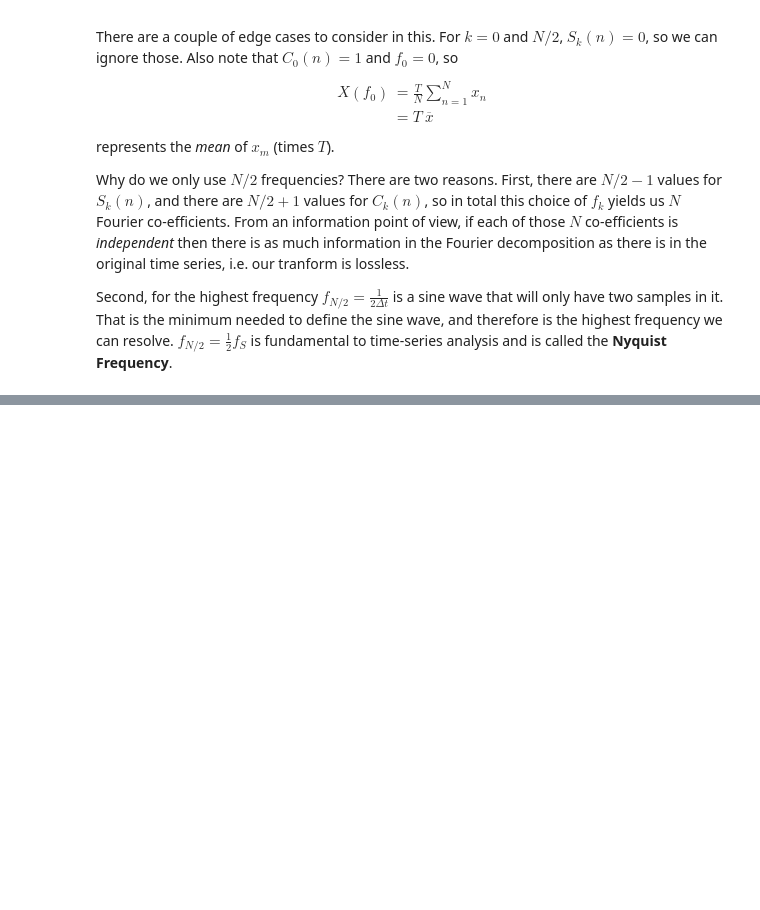
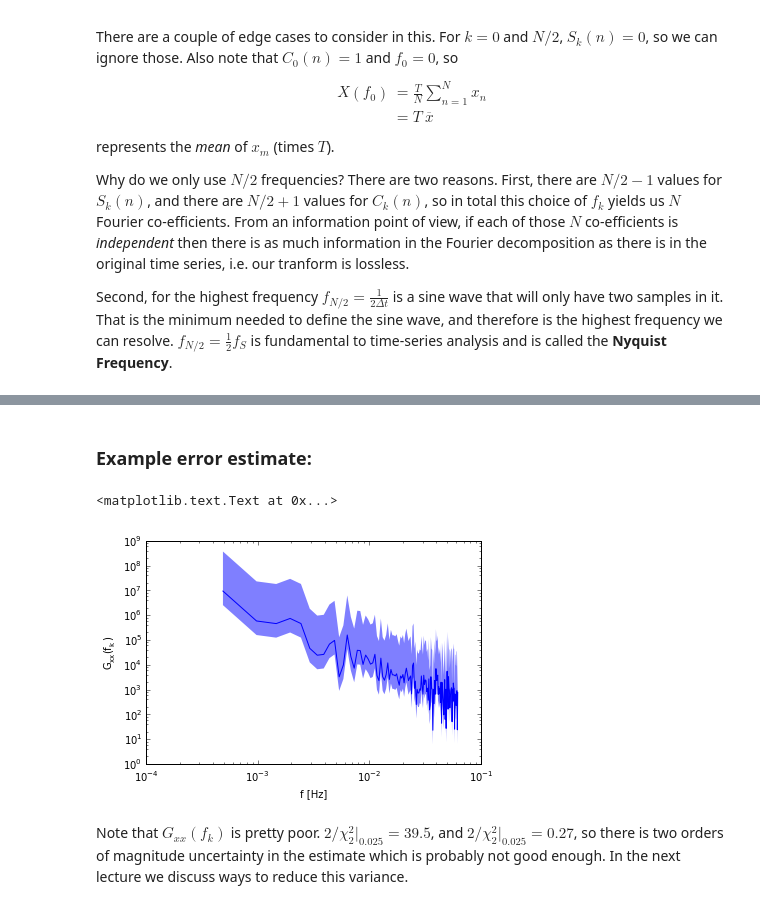
Before and after one commit to jklymak/Phy411, a Jupyter notebook: lectures/Lecture-04-More-Spectra-Discrete-Spectra.ipynb, the cells around one changed output, grey strips where cells are left out. Saved outputs shown, nothing was run; the diff lists cells and outputs as text; code cells hidden in the pictures; blank space fills up the shorter version.

```diff
--- a/lectures/Lecture-04-More-Spectra-Discrete-Spectra.ipynb
+++ b/lectures/Lecture-04-More-Spectra-Discrete-Spectra.ipynb
@@ -288,0 +399,23 @@ Second, for the highest frequency $f_{N/2}=\frac{1}{2\Delta t}$ is a sine wave t
+# %% [markdown]
+### Example error estimate:
+# %%
+N= 256
+T = 2048.
+dt = T/N
+import scipy.stats as stats
+fig,ax=plt.subplots(1,1)
+x=np.cumsum(np.random.randn(N))
+f = np.arange(N/2)/T
+X = np.fft.fft(x)
+G = np.real(dt*np.conj(X[:N/2])*X[:N/2])
+ax.loglog(f[1:],G[1:])
+inter = stats.chi2.interval(0.95,df=2)
+ax.fill_between(f[1:],2.*G[1:]/inter[1],2.*G[1:]/inter[0],alpha=0.5,
+                linewidth=0.0,edgecolor=None,color=None,facecolor='b')
+ax.set_xlabel('f [Hz]')
+ax.set_ylabel('$G_{xx}(f_k)$')
+# %% [output]
+<matplotlib.text.Text at 0x...>
+[figure, added]
+# %% [markdown]
+Note that $G_{xx}(f_k)$ is pretty poor. $2/\chi_2^2|_{0.025}=39.5$, and $2/\chi_2^2|_{0.025}=0.27$, so there is two orders of magnitude uncertainty in the estimate which is probably not good enough.  In the next lecture we discuss ways to reduce this variance.
```
Also changed, not shown: parts of 13 cells of this notebook, 1 other file.
